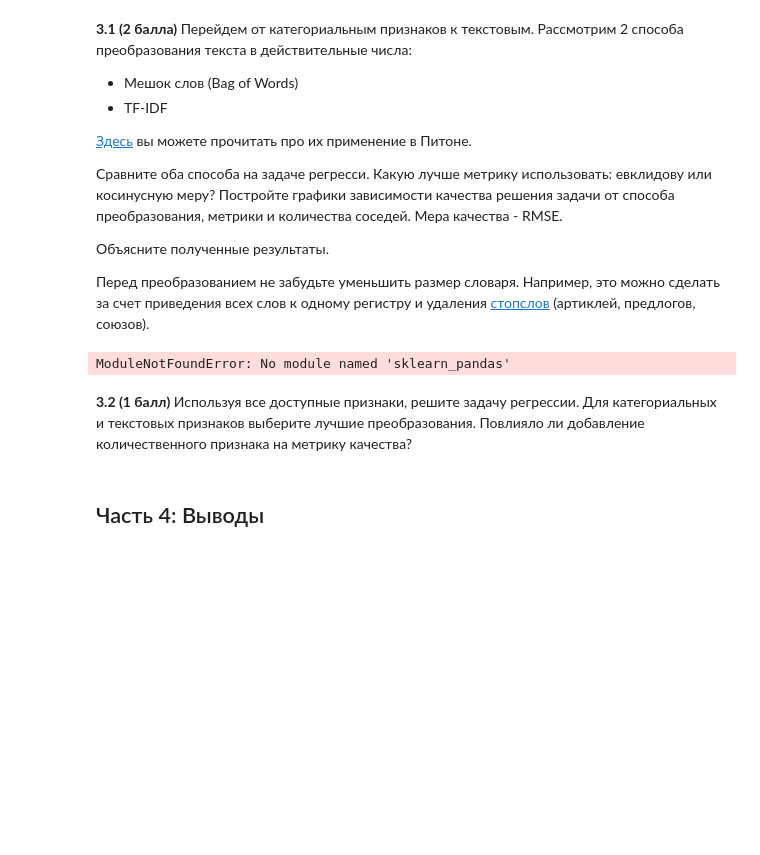
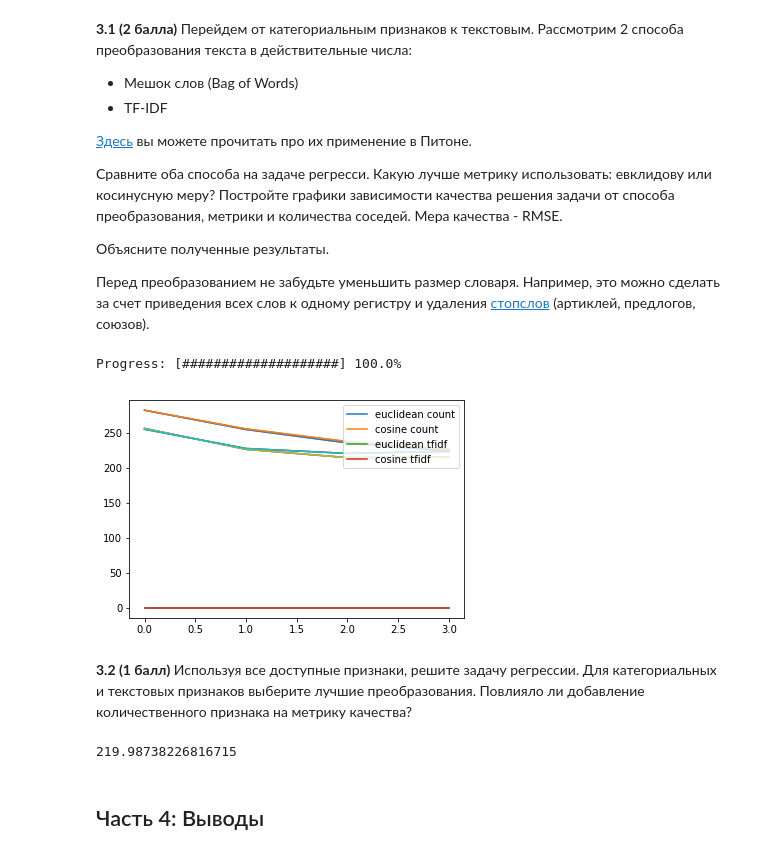
Before and after one commit to GHopperMSK/lmsu-homework, a Jupyter notebook: airbnb/homework-practice-02.ipynb, the cells around one changed output. Drawn from its saved outputs; the diff is of its cells as text; code cells hidden in the pictures; blank space fills up the shorter version.

Commit message:
update_progress

```diff
--- a/airbnb/homework-practice-02.ipynb
+++ b/airbnb/homework-practice-02.ipynb
@@ -591,43 +631,45 @@ p_j(c) = g(T_i | f_j(x_i) = c),
 # %%
 # Ваш код здесь
-from sklearn.feature_extraction.text import CountVectorizer
-from sklearn.linear_model import LogisticRegression
 
-# X_train1 = X_train['name'].to_numpy()
-X_train['text'] = X_train[['name', 'host_name']].apply(lambda row: ' - '.join(str(colval) for colval in row), axis=1)
-X_train['text'].str.lower()
 X_train1 = X_train['text'].to_numpy()
-
-# # X_test1 = X_test['name'].to_numpy()
-X_test['text'] = X_test[['name', 'host_name']].apply(lambda row: ' - '.join(str(colval) for colval in row), axis=1)
-X_test['text'].str.lower()
 X_test1 = X_test['text'].to_numpy()
-
 y_train1 = y_train.to_numpy()[:,0]
-
 y_test1 = y_test.to_numpy()[:,0]
 
-vectorizer = CountVectorizer(stop_words='english')
-
-# отказываемся от host_name вообще!
 vectorizer_train = vectorizer.fit_transform(X_train1)
 vectorizer_test = vectorizer.transform(X_test1)
 
-k_max = 35
+tfidf_transformer = TfidfTransformer()
+X_train_tfidf = tfidf_transformer.fit_transform(vectorizer_train)
+X_test_tfidf = tfidf_transformer.transform(vectorizer_test)
+
+k_max = 100
 metrics_array = ['euclidean', 'cosine']
-res = np.zeros(k_max * len(metrics_array)).reshape(k_max, len(metrics_array))
-for m in range(len(metrics_array)):
-    for k in range(0, k_max):
-        knnr = KNeighborsRegressor(n_neighbors = k + 1, metric = metrics_array[m], weights = 'distance')
-        knnr.fit(vectorizer_train, y_train1)
-        pred = knnr.predict(vectorizer_test)
-        res[k][m] = np.sqrt(mean_squared_error(y_test1, pred))
+res_matrix_length = k_max * len(metrics_array) * 2
+res = np.zeros(res_matrix_length).reshape(k_max, len(metrics_array) * 2)
+process_bar_length = res_matrix_length
+cur_bar_position = 0
+for t in range(len(['count', 'tfidf'])):
+    for m in range(len(metrics_array)):
+        for k in range(0, k_max):
+            update_progress(cur_bar_position / res_matrix_length)
+            knnr = KNeighborsRegressor(n_neighbors = k + 1, metric = metrics_array[m], weights = 'distance')
+            if (t):
+                knnr.fit(X_train_tfidf, y_train1)
+                pred = knnr.predict(X_test_tfidf)
+            else:
+                knnr.fit(vectorizer_train, y_train1)
+                pred = knnr.predict(vectorizer_test)
+            res[k][(t * len(metrics_array)) + m] = np.sqrt(mean_squared_error(y_test1, pred))
+            cur_bar_position = cur_bar_position + 1
+    plt.plot(res)
 
 plt.plot(res)
-plt.legend(metrics_array, loc='upper right')
+plt.legend(['euclidean count', 'cosine count', 'euclidean tfidf', 'cosine tfidf'], loc='upper right')
 plt.show()
 # %% [output]
-ModuleNotFoundError: No module named 'sklearn_pandas'
+Progress: [####################] 100.0%
+[figure, added]
 # %% [markdown]
 <b>3.2 (1 балл)</b> Используя все доступные признаки, решите задачу регрессии. Для категориальных и текстовых признаков выберите лучшие преобразования. Повлияло ли добавление количественного признака на метрику качества?
 # %%
@@ -659,6 +712,10 @@ for m in range(len(metrics_array)):
 plt.plot(res)
 plt.legend(metrics_array, loc='upper right')
 plt.show()
+# %%
+np.min(res)
+# %% [output]
+219.98738226816715
 # %% [markdown]
 ## Часть 4: Выводы
 # %%
```
Also changed, not shown: parts of 4 cells of this notebook.
